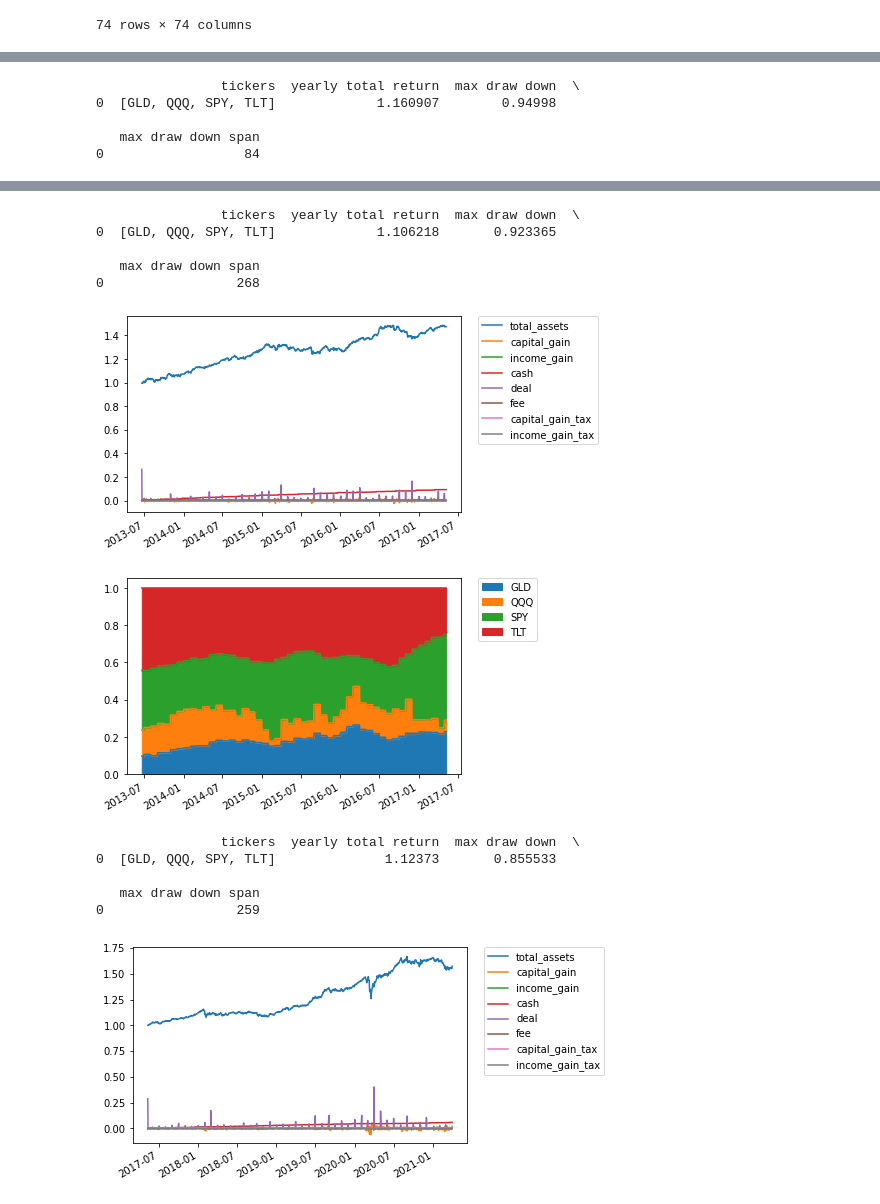
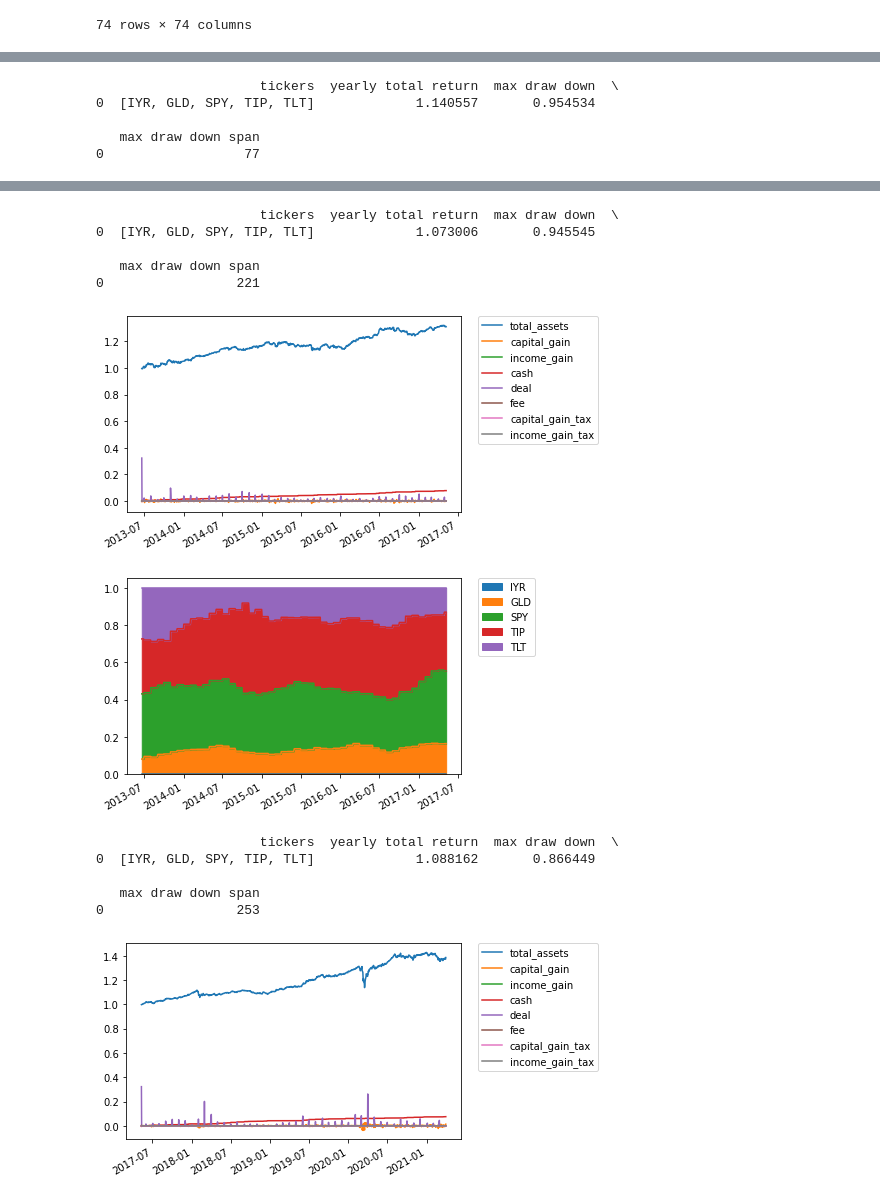
Before and after one commit to sonesuke/mypo, a Jupyter notebook: docs/tutorial/tickers.ipynb, the cells around one changed output, grey strips where cells are left out. Drawn from its saved outputs; the diff is of its cells as text; code cells hidden in the pictures.

```diff
--- a/docs/tutorial/tickers.ipynb
+++ b/docs/tutorial/tickers.ipynb
@@ -115,7 +115,7 @@ from mypo import Runner
 folds = split_k_folds(market, 4, 200)
 # %%
 for i in range(len(folds)):
-    selected_tickers = ['SPY', 'QQQ', 'TLT', 'GLD']
+    selected_tickers = ['SPY', 'IYR', 'TLT', 'TIP', 'GLD']
     fold = folds[i].filter(selected_tickers)
     optimizer = MaximumDiversificationOptimizer()
     runner = Runner(
@@ -145,5 +145,5 @@ for i in range(len(folds)):
-                tickers  yearly total return  max draw down  \
-0  [GLD, QQQ, SPY, TLT]             1.160907        0.94998
+                     tickers  yearly total return  max draw down  \
+0  [IYR, GLD, SPY, TIP, TLT]             1.140557       0.954534
 
    max draw down span
-0                  84
+0                  77
@@ -152,13 +152,13 @@ for i in range(len(folds)):
-                tickers  yearly total return  max draw down  \
-0  [GLD, QQQ, SPY, TLT]             1.106218       0.923365
+                     tickers  yearly total return  max draw down  \
+0  [IYR, GLD, SPY, TIP, TLT]             1.073006       0.945545
 
    max draw down span
-0                 268
+0                 221
-[figure, old version]
+[figure, new version]
-[figure, old version]
+[figure, new version]
-                tickers  yearly total return  max draw down  \
-0  [GLD, QQQ, SPY, TLT]              1.12373       0.855533
+                     tickers  yearly total return  max draw down  \
+0  [IYR, GLD, SPY, TIP, TLT]             1.088162       0.866449
 
    max draw down span
-0                 259
+0                 253
-[figure, old version]
+[figure, new version]
```
Also changed, not shown: parts of 5 cells of this notebook, 2 other files.
